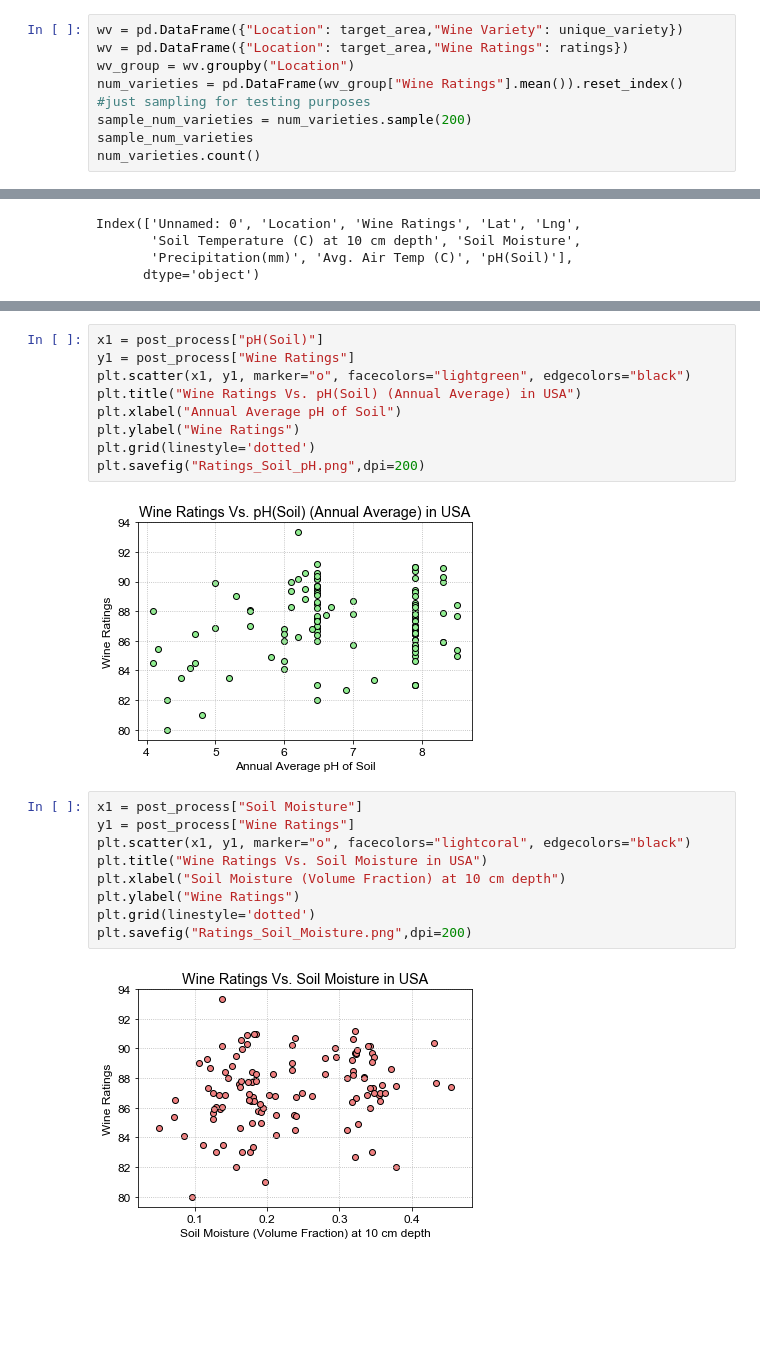
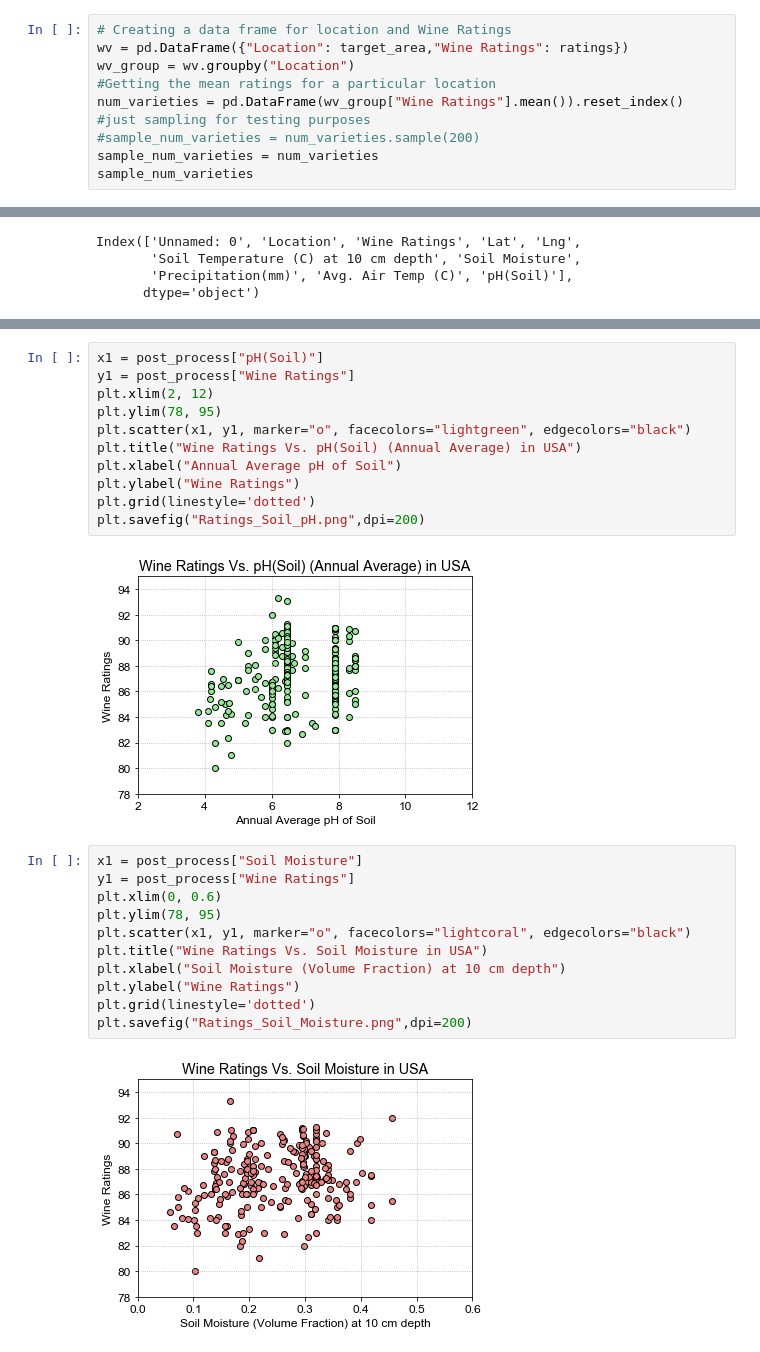
Before and after one commit to kurtheld/Project1_group1, a Jupyter notebook: code/wine_US_climate_soil.ipynb, the cells around one changed output, grey strips where cells are left out. Cells and saved outputs as stored; diff of their text form; blank space fills up the shorter version.

```diff
--- a/code/wine_US_climate_soil.ipynb
+++ b/code/wine_US_climate_soil.ipynb
@@ -87,10 +100,11 @@ ratings = us_data["points"]
 # %%
-wv = pd.DataFrame({"Location": target_area,"Wine Variety": unique_variety})
+# Creating a data frame for location and Wine Ratings
 wv = pd.DataFrame({"Location": target_area,"Wine Ratings": ratings})
 wv_group = wv.groupby("Location")
+#Getting the mean ratings for a particular location
 num_varieties = pd.DataFrame(wv_group["Wine Ratings"].mean()).reset_index()
 #just sampling for testing purposes
-sample_num_varieties = num_varieties.sample(200)
+#sample_num_varieties = num_varieties.sample(200)
+sample_num_varieties = num_varieties
 sample_num_varieties
-num_varieties.count()
 # %% [output]
@@ -258,6 +323,8 @@ plt.savefig("Ratings_Precip.png",dpi=200)
 # %%
 x1 = post_process["pH(Soil)"]
 y1 = post_process["Wine Ratings"]
+plt.xlim(2, 12)
+plt.ylim(78, 95)
 plt.scatter(x1, y1, marker="o", facecolors="lightgreen", edgecolors="black")
 plt.title("Wine Ratings Vs. pH(Soil) (Annual Average) in USA")
 plt.xlabel("Annual Average pH of Soil")
@@ -265,18 +332,20 @@ plt.ylabel("Wine Ratings")
 plt.grid(linestyle='dotted')
 plt.savefig("Ratings_Soil_pH.png",dpi=200)
 # %% [output]
-[figure, old version]
+[figure, new version]
 # %%
 x1 = post_process["Soil Moisture"]
 y1 = post_process["Wine Ratings"]
+plt.xlim(0, 0.6)
+plt.ylim(78, 95)
 plt.scatter(x1, y1, marker="o", facecolors="lightcoral", edgecolors="black")
 plt.title("Wine Ratings Vs. Soil Moisture in USA")
 plt.xlabel("Soil Moisture (Volume Fraction) at 10 cm depth")
 plt.ylabel("Wine Ratings")
 plt.grid(linestyle='dotted')
 plt.savefig("Ratings_Soil_Moisture.png",dpi=200)
 # %% [output]
-[figure, old version]
+[figure, new version]
 # %%
 x1 = post_process["Soil Temperature (C) at 10 cm depth"]
 y1 = post_process["Wine Ratings"]
```
Also changed, not shown: parts of 25 cells of this notebook, 20 other files.
